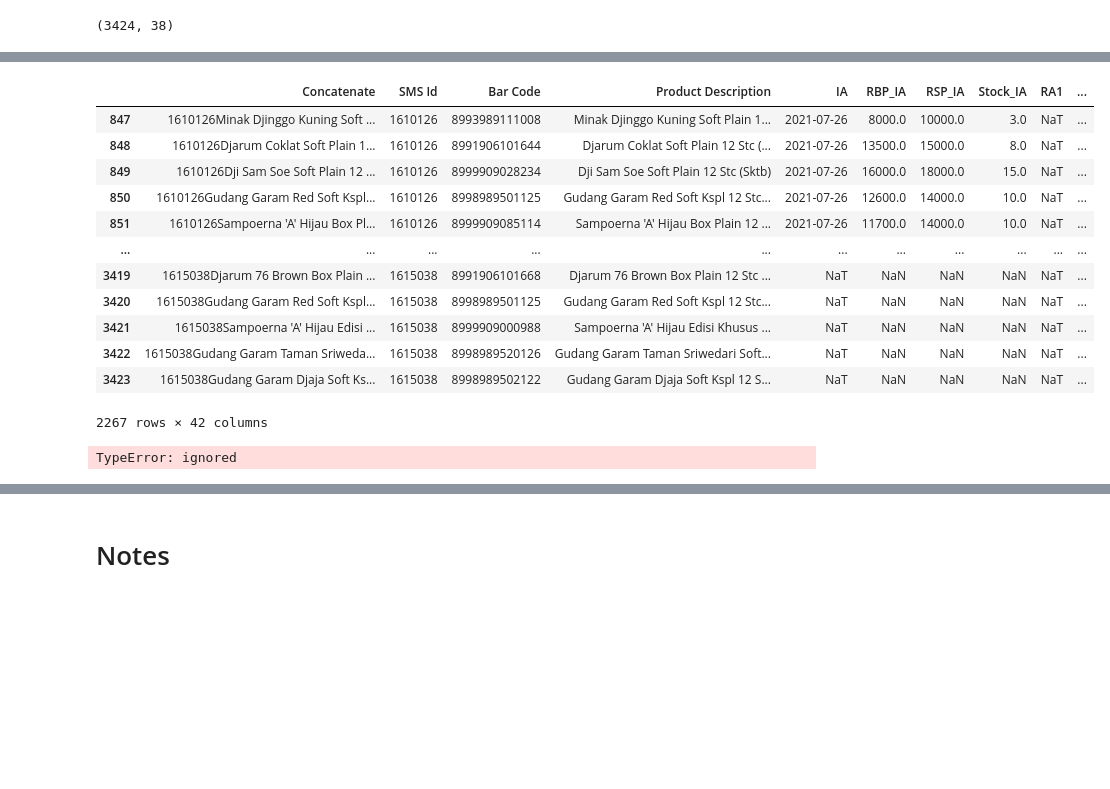
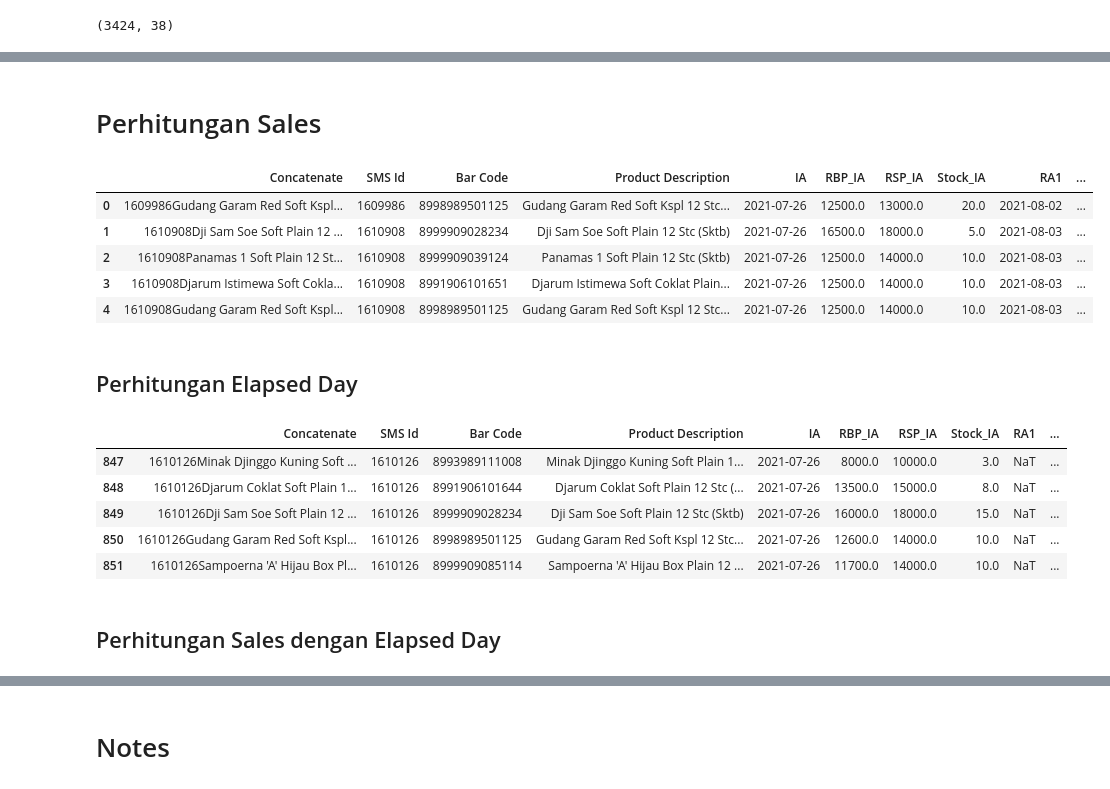
Before and after one commit to dyahrosita/Project, a Jupyter notebook: Project_JTI_5AO.ipynb, the cells around one changed output, grey strips where cells are left out. Saved outputs shown, nothing was run; the diff lists cells and outputs as text; code cells hidden in the pictures; blank space fills up the shorter version.

```diff
--- a/Project_JTI_5AO.ipynb
+++ b/Project_JTI_5AO.ipynb
@@ -4,0 +168,8 @@
+# %%
+mapping_toko = pd.merge(mapping_toko,
+                     area_mapping,
+                     on ='Provinsi',
+                     how ='left')
+# %%
+mapping_toko = mapping_toko.drop_duplicates(ignore_index=True)
+mapping_toko.drop('Provinsi', axis=1, inplace=True)
@@ -385,21 +562,39 @@ df_merge.shape
+# %% [markdown]
+# Perhitungan Sales
+# %%
+df_merge = pd.merge(df_merge,
+                    mapping_toko,
+                    left_on='SMS Id',
+                    right_on='Store Code',
+                    how='left')
+df_merge.head()
+# %% [output]
+|  | Concatenate | SMS Id | Bar Code | Product Description | IA | RBP_IA | RSP_IA | Stock_IA | RA1 | ... |
+| 0 | 1609986Gudang Garam Red Soft Kspl... | 1609986 | 8998989501125 | Gudang Garam Red Soft Kspl 12 Stc... | 2021-07-26 | 12500.0 | 13000.0 | 20.0 | 2021-08-02 | ... |
+| 1 | 1610908Dji Sam Soe Soft Plain 12 ... | 1610908 | 8999909028234 | Dji Sam Soe Soft Plain 12 Stc (Sktb) | 2021-07-26 | 16500.0 | 18000.0 | 5.0 | 2021-08-03 | ... |
+| 2 | 1610908Panamas 1 Soft Plain 12 St... | 1610908 | 8999909039124 | Panamas 1 Soft Plain 12 Stc (Sktb) | 2021-07-26 | 12500.0 | 14000.0 | 10.0 | 2021-08-03 | ... |
+| 3 | 1610908Djarum Istimewa Soft Cokla... | 1610908 | 8991906101651 | Djarum Istimewa Soft Coklat Plain... | 2021-07-26 | 12500.0 | 14000.0 | 10.0 | 2021-08-03 | ... |
+| 4 | 1610908Gudang Garam Red Soft Kspl... | 1610908 | 8998989501125 | Gudang Garam Red Soft Kspl 12 Stc... | 2021-07-26 | 12500.0 | 14000.0 | 10.0 | 2021-08-03 | ... |
+# %% [markdown]
+## Perhitungan Elapsed Day
 # %%
 df_merge['ED_RA1'] = df_merge['RA1'] - df_merge['IA']
 df_merge['ED_RA2'] = df_merge['RA2'] - df_merge['RA1']
 df_merge['ED_RA3'] = df_merge['RA3'] - df_merge['RA2']
 df_merge['ED_RA4'] = df_merge['RA4'] - df_merge['RA3']
+# %%
+df_merge['Sales_RA1'] = df_merge['Stock_IA']+df_merge['Purchase_RA1']-df_merge['Stock_RA1']
+df_merge['Sales_RA2'] = df_merge['Stock_RA1']+df_merge['Purchase_RA2']-df_merge['Stock_RA2']
+df_merge['Sales_RA3'] = df_merge['Stock_RA2']+df_merge['Purchase_RA3']-df_merge['Stock_RA3']
+df_merge['Sales_RA4'] = df_merge['Stock_RA3']+df_merge['Purchase_RA4']-df_merge['Stock_RA4']
 # %%
-df_merge[df_merge['ED_RA1'].isna()]
+df_merge[df_merge['ED_RA1'].isna()].head()
 # %% [output]
 |  | Concatenate | SMS Id | Bar Code | Product Description | IA | RBP_IA | RSP_IA | Stock_IA | RA1 | ... |
 | 847 | 1610126Minak Djinggo Kuning Soft ... | 1610126 | 8993989111008 | Minak Djinggo Kuning Soft Plain 1... | 2021-07-26 | 8000.0 | 10000.0 | 3.0 | NaT | ... |
 | 848 | 1610126Djarum Coklat Soft Plain 1... | 1610126 | 8991906101644 | Djarum Coklat Soft Plain 12 Stc (... | 2021-07-26 | 13500.0 | 15000.0 | 8.0 | NaT | ... |
 | 849 | 1610126Dji Sam Soe Soft Plain 12 ... | 1610126 | 8999909028234 | Dji Sam Soe Soft Plain 12 Stc (Sktb) | 2021-07-26 | 16000.0 | 18000.0 | 15.0 | NaT | ... |
 | 850 | 1610126Gudang Garam Red Soft Kspl... | 1610126 | 8998989501125 | Gudang Garam Red Soft Kspl 12 Stc... | 2021-07-26 | 12600.0 | 14000.0 | 10.0 | NaT | ... |
 | 851 | 1610126Sampoerna 'A' Hijau Box Pl... | 1610126 | 8999909085114 | Sampoerna 'A' Hijau Box Plain 12 ... | 2021-07-26 | 11700.0 | 14000.0 | 10.0 | NaT | ... |
-| ... | ... | ... | ... | ... | ... | ... | ... | ... | ... | ... |
-| 3419 | 1615038Djarum 76 Brown Box Plain ... | 1615038 | 8991906101668 | Djarum 76 Brown Box Plain 12 Stc ... | NaT | NaN | NaN | NaN | NaT | ... |
-| 3420 | 1615038Gudang Garam Red Soft Kspl... | 1615038 | 8998989501125 | Gudang Garam Red Soft Kspl 12 Stc... | NaT | NaN | NaN | NaN | NaT | ... |
-| 3421 | 1615038Sampoerna 'A' Hijau Edisi ... | 1615038 | 8999909000988 | Sampoerna 'A' Hijau Edisi Khusus ... | NaT | NaN | NaN | NaN | NaT | ... |
-| 3422 | 1615038Gudang Garam Taman Sriweda... | 1615038 | 8998989520126 | Gudang Garam Taman Sriwedari Soft... | NaT | NaN | NaN | NaN | NaT | ... |
-| 3423 | 1615038Gudang Garam Djaja Soft Ks... | 1615038 | 8998989502122 | Gudang Garam Djaja Soft Kspl 12 S... | NaT | NaN | NaN | NaN | NaT | ... |
-2267 rows × 42 columns
+# %% [markdown]
+## Perhitungan Sales dengan Elapsed Day
@@ -406,7 +608,5 @@ df_merge[df_merge['ED_RA1'].isna()]
 # %%
-df_merge['Sales_RA1'] = (df_merge['Stock_IA']+df_merge['Purchase_RA1']-df_merge['Stock_RA1'])/df_merge['ED_RA1']*7
-df_merge['Sales_RA2'] = (df_merge['Stock_RA1']+df_merge['Purchase_RA2']-df_merge['Stock_RA2'])/df_merge['ED_RA2']*7
-df_merge['Sales_RA3'] = (df_merge['Stock_RA2']+df_merge['Purchase_RA3']-df_merge['Stock_RA3'])/df_merge['ED_RA3']*7
-df_merge['Sales_RA4'] = (df_merge['Stock_RA3']+df_merge['Purchase_RA4']-df_merge['Stock_RA4'])/df_merge['ED_RA4']*7
+df_merge['Sales_RA1'] = np.where(df_merge['ED_RA1']!=0, round((df_merge['Stock_IA']+df_merge['Purchase_RA1']-df_merge['Stock_RA1'])/df_merge['ED_RA1']*7), 0)
+df_merge['Sales_RA2'] = np.where(df_merge['ED_RA2']!=0, round((df_merge['Stock_RA1']+df_merge['Purchase_RA2']-df_merge['Stock_RA2'])/df_merge['ED_RA2']*7), 0)
+df_merge['Sales_RA3'] = np.where(df_merge['ED_RA3']!=0, round((df_merge['Stock_RA2']+df_merge['Purchase_RA3']-df_merge['Stock_RA3'])/df_merge['ED_RA3']*7), 0)
+df_merge['Sales_RA4'] = np.where(df_merge['ED_RA3']!=0, round((df_merge['Stock_RA3']+df_merge['Purchase_RA4']-df_merge['Stock_RA4'])/df_merge['ED_RA4']*14), 0)
-# %% [output]
-TypeError: ignored
```
Also changed, not shown: parts of 72 cells of this notebook.
